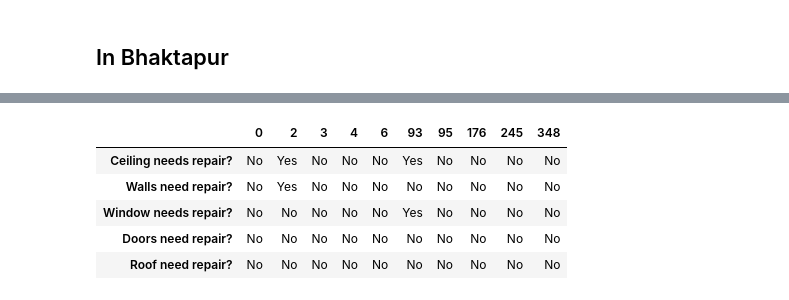
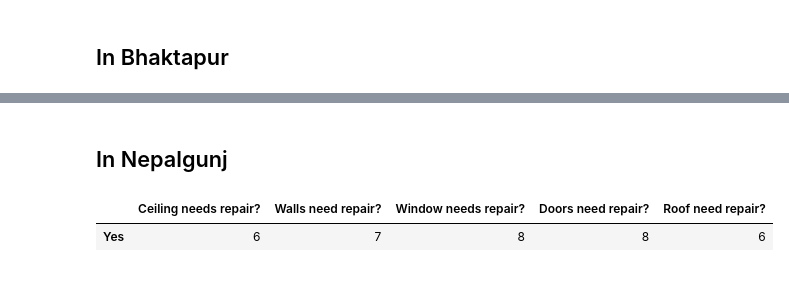
Before and after one commit to kaushu42/everest-hack-the-end, a Jupyter notebook: notebooks/Survey Visualization.ipynb, the cells around one changed output, grey strips where cells are left out. Drawn from its saved outputs; the diff is of its cells as text; code cells hidden in the pictures.

```diff
--- a/notebooks/Survey Visualization.ipynb
+++ b/notebooks/Survey Visualization.ipynb
@@ -195,2 +205,16 @@ df = df[df["Name of Municipalities?"]=="Madhyapur thimi (Bhaktapur)"]
+# %% [markdown]
+## In Nepalgunj
 # %%
+df = pd.read_csv("kaushal.csv")
+df = df[df["Name of Municipalities?"]=="Nepalgunj (Banke)"]
 df = df[["Ceiling needs repair?","Walls need repair?","Window needs repair?","Doors need repair?","Roof need repair?"]]
+df = df.dropna(axis=0)
+d = pd.DataFrame()
+for col in df.columns:
+    d[col] = df[col].value_counts()
+d = d.fillna(0)
+d = d[d.index=='Yes']
+d
+# %% [output]
+|  | Ceiling needs repair? | Walls need repair? | Window needs repair? | Doors need repair? | Roof need repair? |
+| Yes | 6 | 7 | 8 | 8 | 6 |
@@ -199,11 +220,0 @@ df = df.dropna(axis=0)
-# %%
-d = pd.DataFrame()
-for col in df.columns:
-    d[col] = d
-# %% [output]
-|  | 0 | 2 | 3 | 4 | 6 | 93 | 95 | 176 | 245 | 348 |
-| Ceiling needs repair? | No | Yes | No | No | No | Yes | No | No | No | No |
-| Walls need repair? | No | Yes | No | No | No | No | No | No | No | No |
-| Window needs repair? | No | No | No | No | No | Yes | No | No | No | No |
-| Doors need repair? | No | No | No | No | No | No | No | No | No | No |
-| Roof need repair? | No | No | No | No | No | No | No | No | No | No |
```
Also changed, not shown: parts of 8 cells of this notebook.
